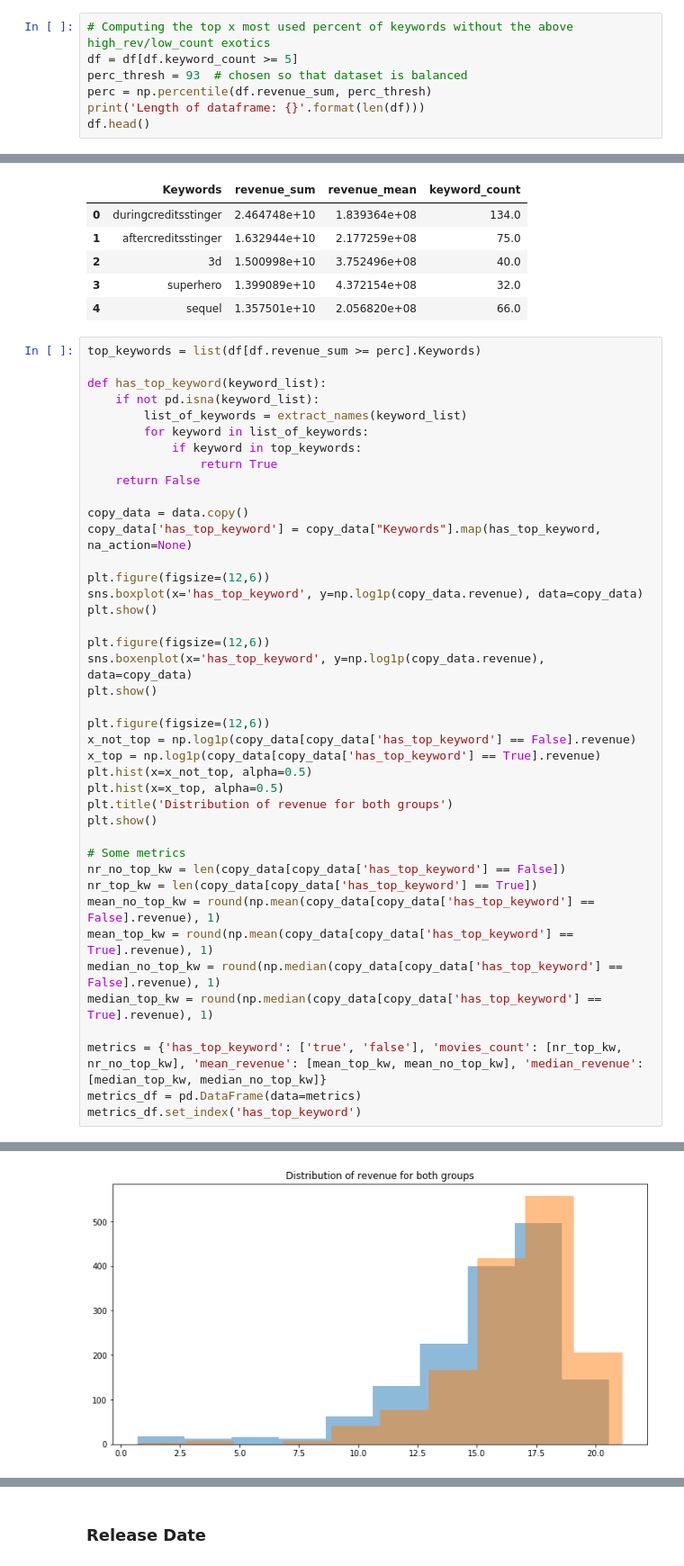
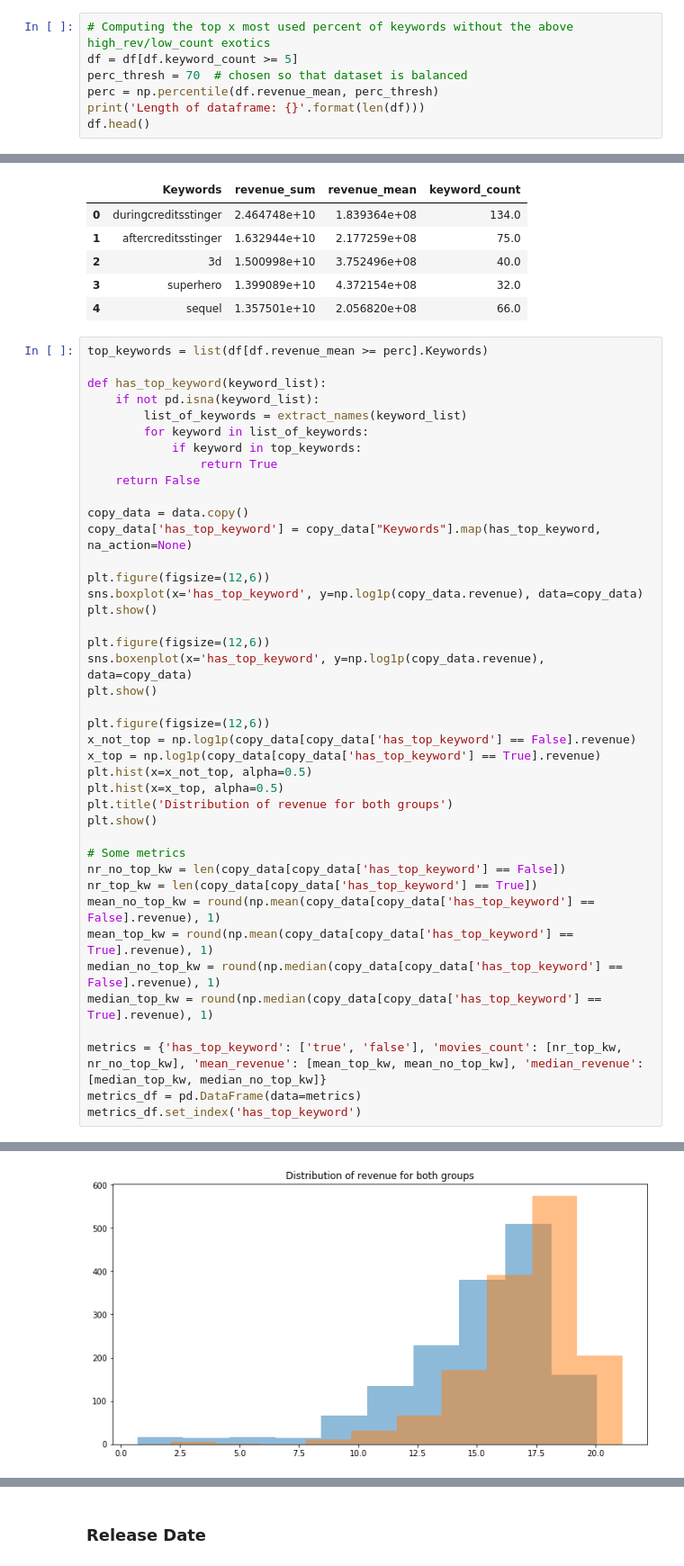
Before and after one commit to Cruzzor/BoxOffice, a Jupyter notebook: exploration_marcel.ipynb, the cells around one changed output, grey strips where cells are left out. Shown: that part at 90% size. Drawn from its saved outputs; the diff is of its cells as text.

Commit message:
Changing has-keyword feature to use mean revenue

```diff
--- a/exploration_marcel.ipynb
+++ b/exploration_marcel.ipynb
@@ -285,8 +227,8 @@ Movies with keywords that have a high revenue but very low occurence in the data
 # %%
 # Computing the top x most used percent of keywords without the above high_rev/low_count exotics
 df = df[df.keyword_count >= 5]
-perc_thresh = 93  # chosen so that dataset is balanced
-perc = np.percentile(df.revenue_sum, perc_thresh)
+perc_thresh = 70  # chosen so that dataset is balanced
+perc = np.percentile(df.revenue_mean, perc_thresh)
 print('Length of dataframe: {}'.format(len(df)))
 df.head()
 # %% [output]
@@ -298,7 +240,7 @@ Length of dataframe: 996
 | 3 | superhero | 1.399089e+10 | 4.372154e+08 | 32.0 |
 | 4 | sequel | 1.357501e+10 | 2.056820e+08 | 66.0 |
 # %%
-top_keywords = list(df[df.revenue_sum >= perc].Keywords)
+top_keywords = list(df[df.revenue_mean >= perc].Keywords)
 
 def has_top_keyword(keyword_list):
     if not pd.isna(keyword_list):
@@ -344,3 +286,3 @@ metrics_df.set_index('has_top_keyword')
-[figure, old version]
+[figure, new version]
 |  | movies_count | mean_revenue | median_revenue |
 | has_top_keyword |  |  |  |
```
Also changed, not shown: parts of 6 cells of this notebook.
